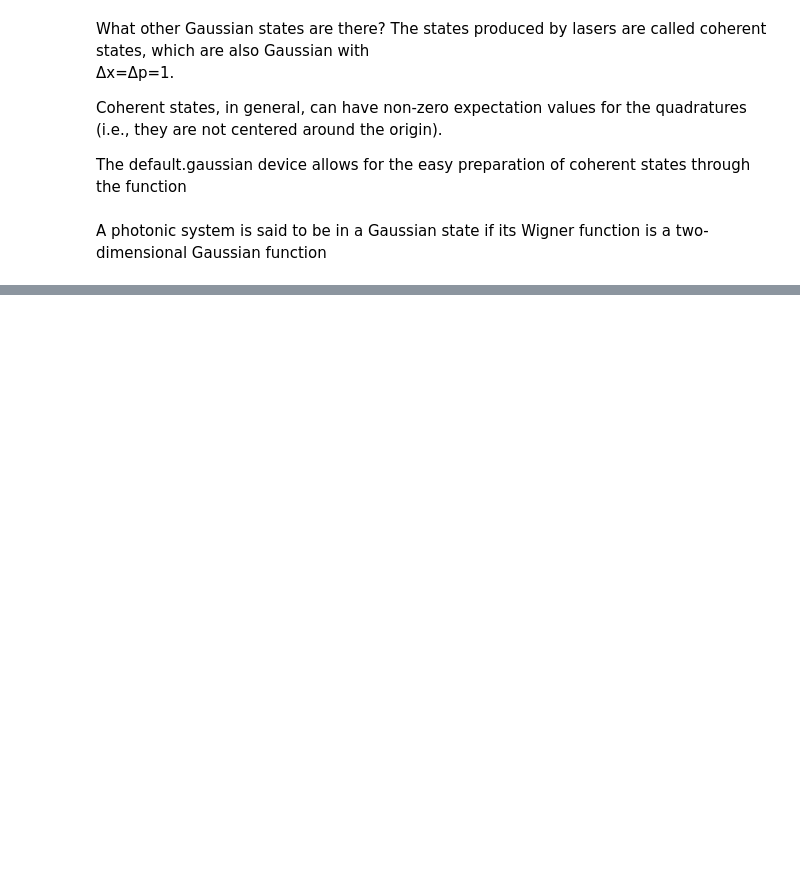
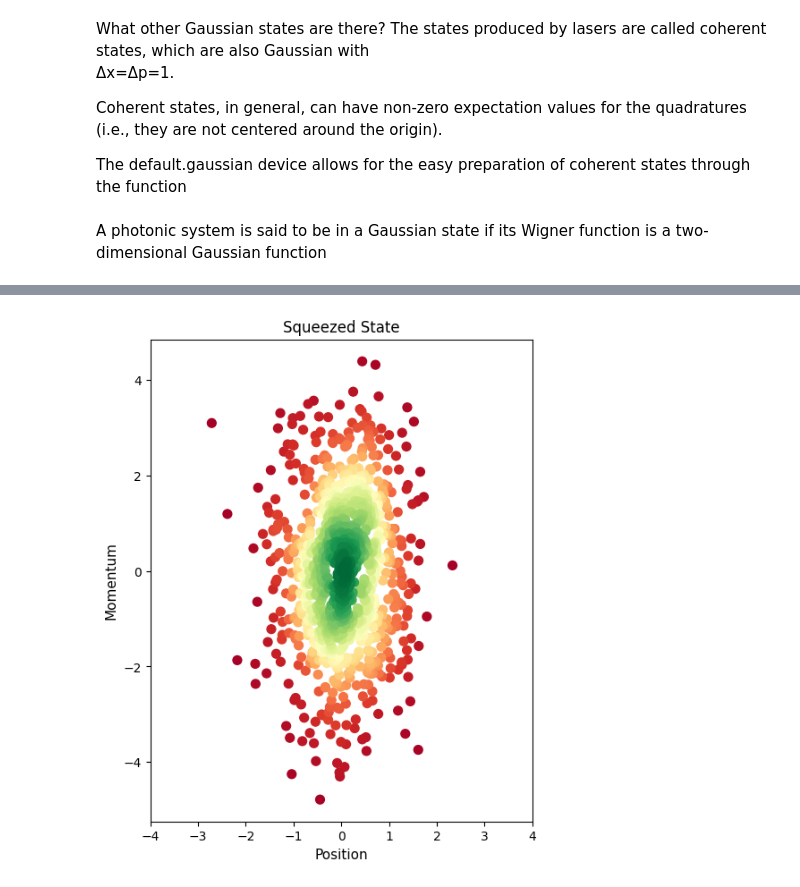
Before and after one commit to shreyasat27/pennylane-27524, a Jupyter notebook: Photonic_quantum_computers.ipynb, the cells around one changed output, grey strips where cells are left out. Cells and saved outputs as stored; diff of their text form; code cells hidden in the pictures; blank space fills up the shorter version.

```diff
--- a/Photonic_quantum_computers.ipynb
+++ b/Photonic_quantum_computers.ipynb
@@ -147,0 +271,34 @@ plt.show()
+# %%
+@qml.qnode(dev)
+def measure_squeezed_x(r):
+    qml.Squeezing(r, 0, wires = 0)
+    return qml.sample(qml.QuadX(0))
+
+
+@qml.qnode(dev)
+def measure_squeezed_p(r):
+    qml.Squeezing(r, 0, wires = 0)
+    return qml.sample(qml.QuadP(0))
+
+
+# Choose alpha and phi and sample 1000 measurements
+x_sample_squeezed = measure_squeezed_x(0.4)
+p_sample_squeezed = measure_squeezed_p(0.4)
+
+# Plot as before
+xp = vstack([x_sample_squeezed, p_sample_squeezed])
+z = gaussian_kde(xp)(xp)
+
+sorted_meas = z.argsort()
+x, y, z = x_sample_squeezed[sorted_meas], p_sample_squeezed[sorted_meas], z[sorted_meas]
+
+fig, ax1 = plt.subplots(figsize=(7, 7))
+ax1.scatter(x, y, c = z, s = 50, cmap = "RdYlGn")
+ax1.set_title("Squeezed State", fontsize = 12)
+ax1.set_ylabel("Momentum", fontsize = 11)
+ax1.set_xlabel("Position", fontsize = 11)
+ax1.set_xlim([-4, 4])
+ax1.set_aspect("equal", adjustable = "box")
+plt.show()
+# %% [output]
+[figure, added]
```
Also changed, not shown: parts of 12 cells of this notebook.
